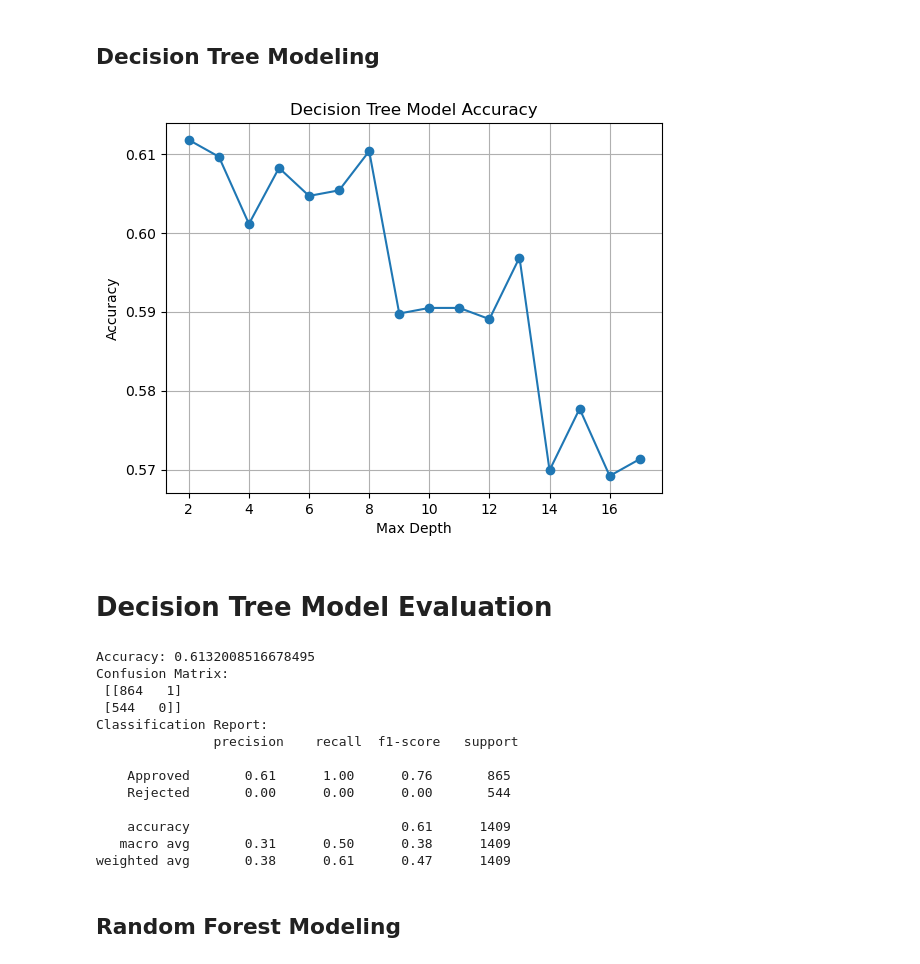
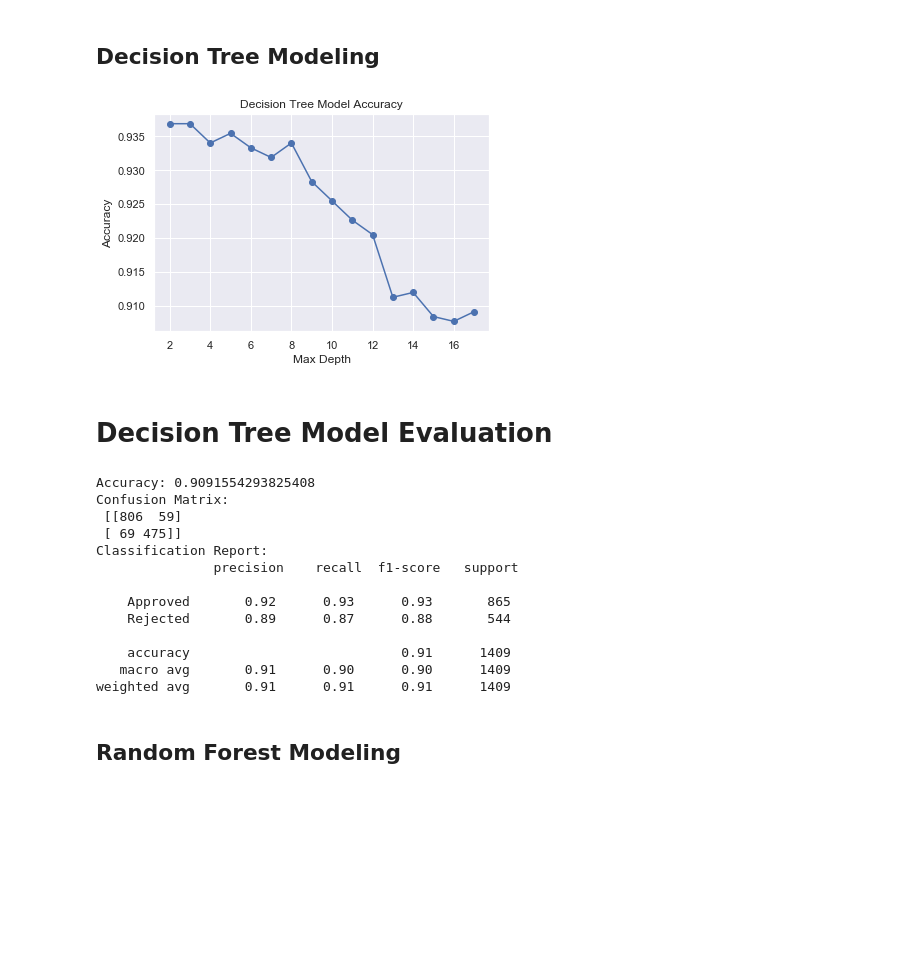
Before and after one commit to landonpadg/Team-3-Loan-Predictions, a Jupyter notebook: LoanApprovalPrediction_FinalProject.ipynb, the cells around one changed output. Cells and saved outputs as stored; diff of their text form; code cells hidden in the pictures; blank space fills up the shorter version.

```diff
--- a/LoanApprovalPrediction_FinalProject.ipynb
+++ b/LoanApprovalPrediction_FinalProject.ipynb
@@ -314,0 +259,5 @@ https://gist.github.com/mwaskom/de44147ed2974457ad6372750bbe5751
+# %%
+sns.set(style="darkgrid")
+fig, axes = plt.subplots(1, 2, figsize=(10, 4))
+sns.boxplot(y=loan_df["total_assets"], ax=axes[0])
+sns.boxplot(y=loan_df["loan_amount"], ax=axes[1])
@@ -371,5 +341,5 @@ loan.head()
 # %%
 # Split the training and test data
-loan_train, loan_test = train_test_split(loan, test_size=0.33, random_state=7)
+loan_train, loan_test = train_test_split(loan_df, test_size=0.33, random_state=7)
 # %%
 # Proportions of training and test data
@@ -505,30 +494,17 @@ weighted avg       0.38      0.61      0.47      1409
 # %% [markdown]
 ## K nearest neighbor Modeling
 # %%
-#utilizes prior split training and test data sets
-loan_train, loan_test = train_test_split(loan, test_size=0.33, random_state=7)
-
-#address categorical variables
-loan_train = pd.get_dummies(loan_train, columns=['education'], drop_first=True)
-loan_test = pd.get_dummies(loan_test, columns=['education'], drop_first=True)
-
-#Separate features and target vars. within training set
-X_train = loan_train.drop(['loan_status'], axis=1)
-y_train = loan_train['loan_status']
-
-X_test = loan_test.drop(['loan_status'], axis=1)
-y_test = loan_test['loan_status']
 
 n_neighbors_values = np.arange(2, 18)
 accuracy_scores = []
 
 #model is trained and utilized to make predictions
 for n_neighbors in n_neighbors_values:
-    model = KNeighborsClassifier(n_neighbors=n_neighbors)
+    KNNmodel = KNeighborsClassifier(n_neighbors=n_neighbors)
 
-    model.fit(X_train, y_train)
+    KNNmodel.fit(X_train, y_train)
 
-    y_pred = model.predict(X_test)
+    y_pred = KNNmodel.predict(X_test)
 
     accuracy = accuracy_score(y_test, y_pred)
     accuracy_scores.append(accuracy)
@@ -575,49 +551,36 @@ weighted avg       0.54      0.57      0.54      1409
 # %% [markdown]
 ## Decision Tree Modeling
 # %%
-#utilizes prior split training and test data sets
-loan_train, loan_test = train_test_split(loan, test_size=0.33, random_state=7)
-
-#address categorical variables
-loan_train = pd.get_dummies(loan_train, columns=['education'], drop_first=True)
-loan_test = pd.get_dummies(loan_test, columns=['education'], drop_first=True)
-
-#Separate features and target vars. within training set
-X_train = loan_train.drop(['loan_status'], axis=1)
-y_train = loan_train['loan_status']
-
-X_test = loan_test.drop(['loan_status'], axis=1)
-y_test = loan_test['loan_status']
 
 max_depth_values = np.arange(2, 18)
 accuracy_scores = []
 
 #model is trained and utilized to make predictions
 for max_depth in max_depth_values:
-    model = DecisionTreeClassifier(max_depth=max_depth, random_state=42)
+    DTmodel = DecisionTreeClassifier(max_depth=max_depth, random_state=42)
 
-    model.fit(X_train, y_train)
+    DTmodel.fit(X_train, y_train)
 
-    y_pred = model.predict(X_test)
+    y_pred = DTmodel.predict(X_test)
 
     accuracy = accuracy_score(y_test, y_pred)
     accuracy_scores.append(accuracy)
 
 #accuracy is plotted
 plt.plot(max_depth_values, accuracy_scores, marker='o')
 plt.xlabel("Max Depth")
 plt.ylabel("Accuracy")
 plt.title("Decision Tree Model Accuracy")
 plt.grid(True)
 plt.show()
 # %% [output]
-[figure, old version]
+[figure, new version]
 # %% [markdown]
 # Decision Tree Model Evaluation
 # %%
 from sklearn.metrics import classification_report, confusion_matrix
 
-y_pred = model.predict(X_test)
+y_pred = DTmodel.predict(X_test)
 
 #accuracy is plotted
 accuracy = accuracy_score(y_test, y_pred)
@@ -629,19 +592,19 @@ print("Confusion Matrix:\n", conf_matrix)
 report = classification_report(y_test, y_pred)
 print("Classification Report:\n", report)
 # %% [output]
-Accuracy: 0.6132008516678495
+Accuracy: 0.9091554293825408
 Confusion Matrix:
- [[864   1]
- [544   0]]
+ [[806  59]
+ [ 69 475]]
 Classification Report:
                precision    recall  f1-score   support
 
-    Approved       0.61      1.00      0.76       865
-    Rejected       0.00      0.00      0.00       544
+    Approved       0.92      0.93      0.93       865
+    Rejected       0.89      0.87      0.88       544
 
-    accuracy                           0.61      1409
-   macro avg       0.31      0.50      0.38      1409
-weighted avg       0.38      0.61      0.47      1409
+    accuracy                           0.91      1409
+   macro avg       0.91      0.90      0.90      1409
+weighted avg       0.91      0.91      0.91      1409
 # %% [markdown]
 ## Random Forest Modeling
 # %%
```
Also changed, not shown: parts of 50 cells of this notebook.
